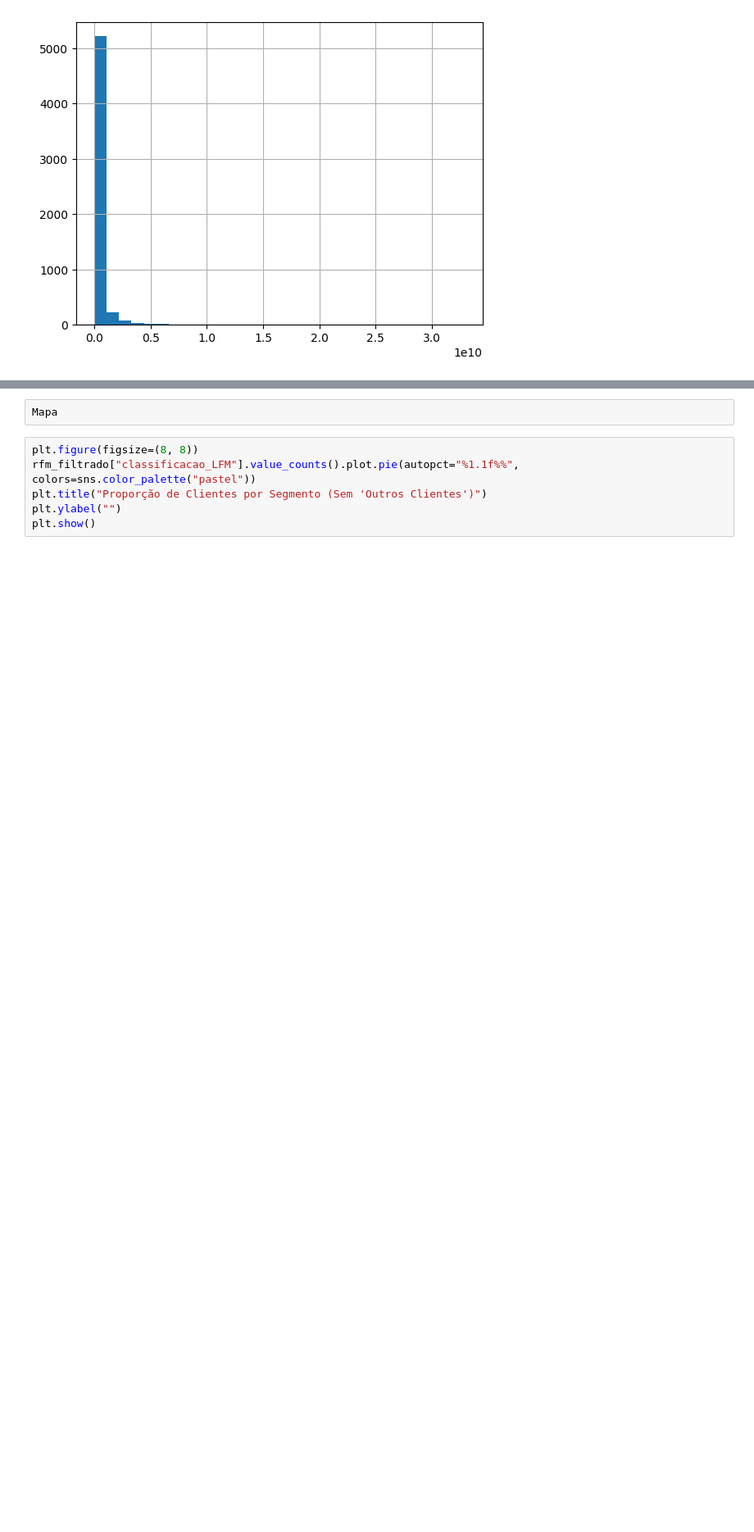
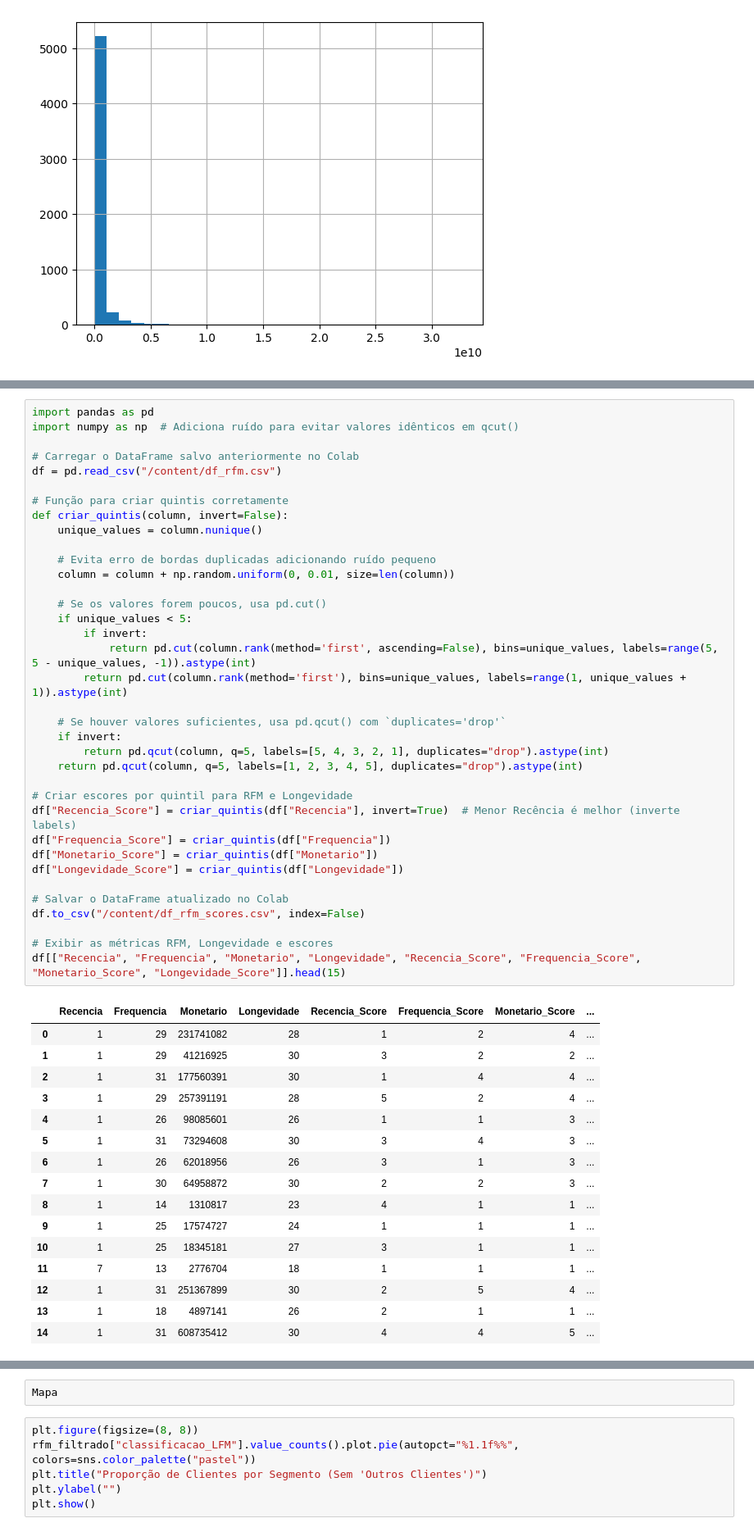
Before and after one commit to adirsonmfjr/credito-rural, a Jupyter notebook: Artigo_02_Cru_Geral.ipynb, the cells around one changed output, grey strips where cells are left out. Shown at 82% size. Cells and saved outputs as stored; diff of their text form; blank space fills up the shorter version.

```diff
--- a/Artigo_02_Cru_Geral.ipynb
+++ b/Artigo_02_Cru_Geral.ipynb
@@ -285,0 +127,53 @@ Passing `palette` without assigning `hue` is deprecated and will be removed in v
+# %%
+import pandas as pd
+import numpy as np  # Adiciona ruído para evitar valores idênticos em qcut()
+
+# Carregar o DataFrame salvo anteriormente no Colab
+df = pd.read_csv("/content/df_rfm.csv")
+
+# Função para criar quintis corretamente
+def criar_quintis(column, invert=False):
+    unique_values = column.nunique()
+
+    # Evita erro de bordas duplicadas adicionando ruído pequeno
+    column = column + np.random.uniform(0, 0.01, size=len(column))
+
+    # Se os valores forem poucos, usa pd.cut()
+    if unique_values < 5:
+        if invert:
+            return pd.cut(column.rank(method='first', ascending=False), bins=unique_values, labels=range(5, 5 - unique_values, -1)).astype(int)
+        return pd.cut(column.rank(method='first'), bins=unique_values, labels=range(1, unique_values + 1)).astype(int)
+
+    # Se houver valores suficientes, usa pd.qcut() com `duplicates='drop'`
+    if invert:
+        return pd.qcut(column, q=5, labels=[5, 4, 3, 2, 1], duplicates="drop").astype(int)
+    return pd.qcut(column, q=5, labels=[1, 2, 3, 4, 5], duplicates="drop").astype(int)
+
+# Criar escores por quintil para RFM e Longevidade
+df["Recencia_Score"] = criar_quintis(df["Recencia"], invert=True)  # Menor Recência é melhor (inverte labels)
+df["Frequencia_Score"] = criar_quintis(df["Frequencia"])
+df["Monetario_Score"] = criar_quintis(df["Monetario"])
+df["Longevidade_Score"] = criar_quintis(df["Longevidade"])
+
+# Salvar o DataFrame atualizado no Colab
+df.to_csv("/content/df_rfm_scores.csv", index=False)
+
+# Exibir as métricas RFM, Longevidade e escores
+df[["Recencia", "Frequencia", "Monetario", "Longevidade", "Recencia_Score", "Frequencia_Score", "Monetario_Score", "Longevidade_Score"]].head(15)
+# %% [output]
+|  | Recencia | Frequencia | Monetario | Longevidade | Recencia_Score | Frequencia_Score | Monetario_Score | ... |
+| 0 | 1 | 29 | 231741082 | 28 | 1 | 2 | 4 | ... |
+| 1 | 1 | 29 | 41216925 | 30 | 3 | 2 | 2 | ... |
+| 2 | 1 | 31 | 177560391 | 30 | 1 | 4 | 4 | ... |
+| 3 | 1 | 29 | 257391191 | 28 | 5 | 2 | 4 | ... |
+| 4 | 1 | 26 | 98085601 | 26 | 1 | 1 | 3 | ... |
+| 5 | 1 | 31 | 73294608 | 30 | 3 | 4 | 3 | ... |
+| 6 | 1 | 26 | 62018956 | 26 | 3 | 1 | 3 | ... |
+| 7 | 1 | 30 | 64958872 | 30 | 2 | 2 | 3 | ... |
+| 8 | 1 | 14 | 1310817 | 23 | 4 | 1 | 1 | ... |
+| 9 | 1 | 25 | 17574727 | 24 | 1 | 1 | 1 | ... |
+| 10 | 1 | 25 | 18345181 | 27 | 3 | 1 | 1 | ... |
+| 11 | 7 | 13 | 2776704 | 18 | 1 | 1 | 1 | ... |
+| 12 | 1 | 31 | 251367899 | 30 | 2 | 5 | 4 | ... |
+| 13 | 1 | 18 | 4897141 | 26 | 2 | 1 | 1 | ... |
+| 14 | 1 | 31 | 608735412 | 30 | 4 | 4 | 5 | ... |
```
Also changed, not shown: parts of 6 cells of this notebook.
